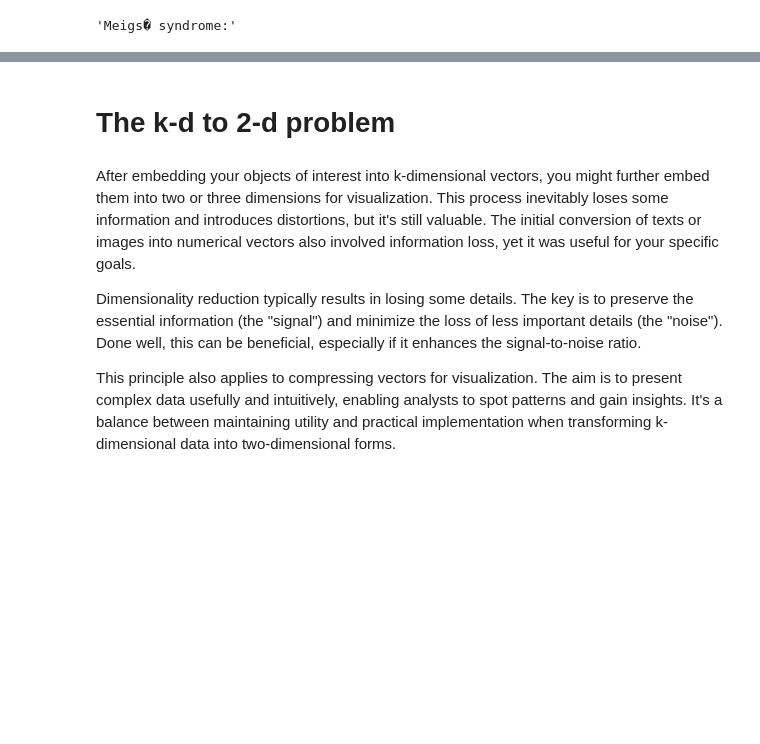
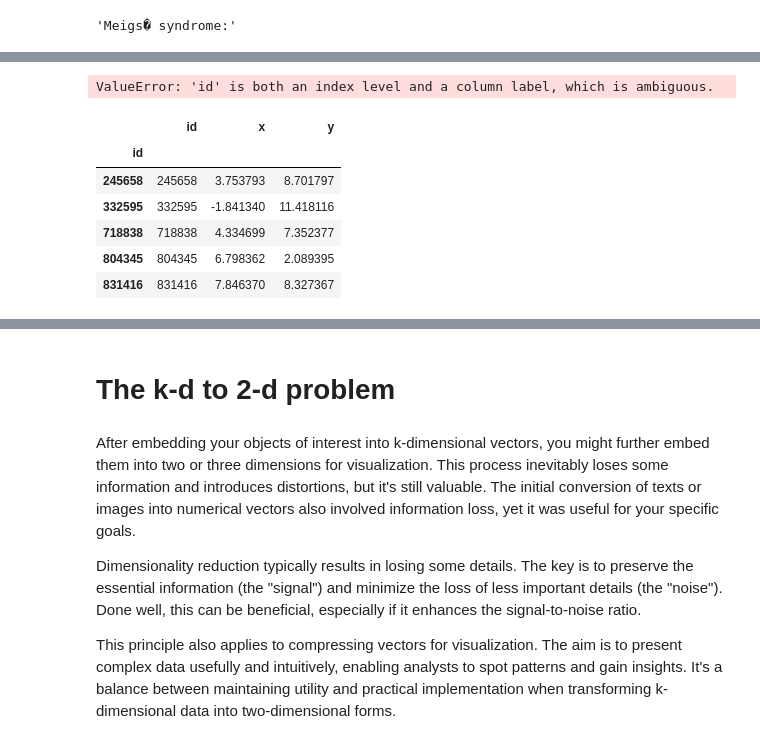
Before and after one commit to thorwhalen/imbed, a Jupyter notebook: misc/imbed_wip.ipynb, the cells around one changed output, grey strips where cells are left out. Saved outputs shown, nothing was run; the diff lists cells and outputs as text; code cells hidden in the pictures; blank space fills up the shorter version.

Commit message:
feat: umap_2d_embeddings

```diff
--- a/misc/imbed_wip.ipynb
+++ b/misc/imbed_wip.ipynb
@@ -190,0 +604,23 @@ titles[-1]
+# %%
+from typing import Callable, Sequence
+from functools import partial
+import numpy as np
+
+def embeddings_for_ids(ids: Sequence[int], embeddings=embeddings_hcp2):
+    return np.vstack(embeddings.loc[ids].values)
+
+def aggregate_values(d: dict, value_aggregator: Callable, value_func: Callable=embeddings_for_ids):
+    return {k: value_aggregator(value_func(v)) for k, v in d.items()}
+
+mean_aggregator = partial(np.mean, axis=0)
+
+# a version of the mean that *might* better reflect the cosine similarity between the vectors
+def cosine_mean_aggregator(vectors: np.ndarray):
+    return vectors.mean(axis=0) / np.linalg.norm(vectors.mean(axis=0))
+
+# normalized means (where we first normalize each vector before taking the mean)
+# Normalization is done by dividing each vector by its norm
+# This is in order to (perhaps) better reflect the cosine similarity between the vectors
+# Note: What about `vectors.mean(axis=0) / np.linalg.norm(vectors.mean(axis=0))`?
+def normalized_mean_aggregator(vectors: np.ndarray):
+    return (vectors / np.linalg.norm(vectors, axis=1)[:, None]).mean(axis=0)
@@ -190,0 +634,2 @@ titles[-1]
+# %%
+normalized_mean_aggregates = aggregate_values(cited_by, normalized_mean_aggregator)
@@ -190,0 +665,4 @@ titles[-1]
+# %%
+planar_normalized_mean_embeddings = umap_2d_embeddings_df(normalized_mean_aggregates, key_col='id')
+print(f"{planar_normalized_mean_embeddings.shape=}")
+planar_normalized_mean_embeddings.head()
@@ -190,0 +699,22 @@ titles[-1]
+# %%
+save_filepath = pjoin('planar_cited_normalized_mean_embeddings.tsv')
+# join info
+t = pd.merge(planar_normalized_mean_embeddings, info_hcp2, left_on='id', right_on='id')
+# save to tsv file
+t.to_csv(save_filepath, sep='\t', index=False)
+# zip the file
+from dol.zipfiledol import file_or_folder_to_zip_file
+file_or_folder_to_zip_file(save_filepath, f'{save_filepath}.zip')
+# %% [output]
+ValueError: 'id' is both an index level and a column label, which is ambiguous.
+# %%
+planar_mean_embeddings = two_d_embedding_dict_to_df(t, key_col='id')
+planar_mean_embeddings.head()
+# %% [output]
+|  | id | x | y |
+| id |  |  |  |
+| 245658 | 245658 | 3.753793 | 8.701797 |
+| 332595 | 332595 | -1.841340 | 11.418116 |
+| 718838 | 718838 | 4.334699 | 7.352377 |
+| 804345 | 804345 | 6.798362 | 2.089395 |
+| 831416 | 831416 | 7.846370 | 8.327367 |
```
Also changed, not shown: parts of 57 cells of this notebook, 2 other files.
